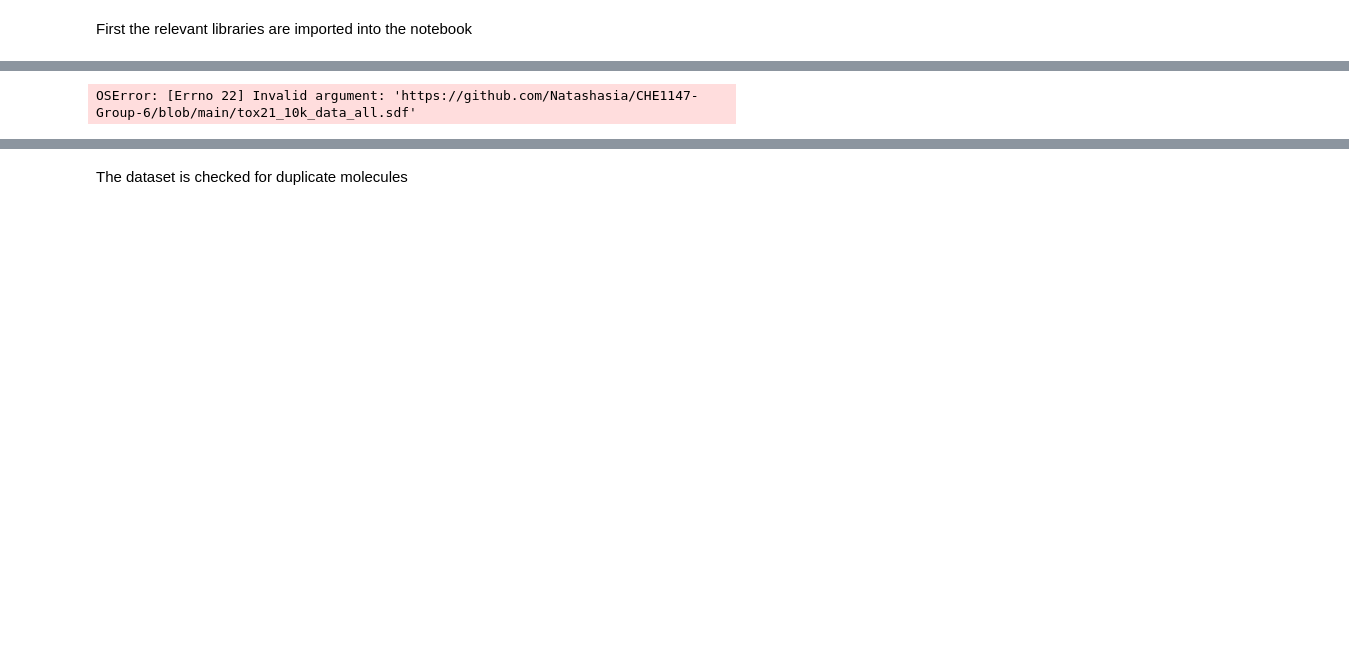
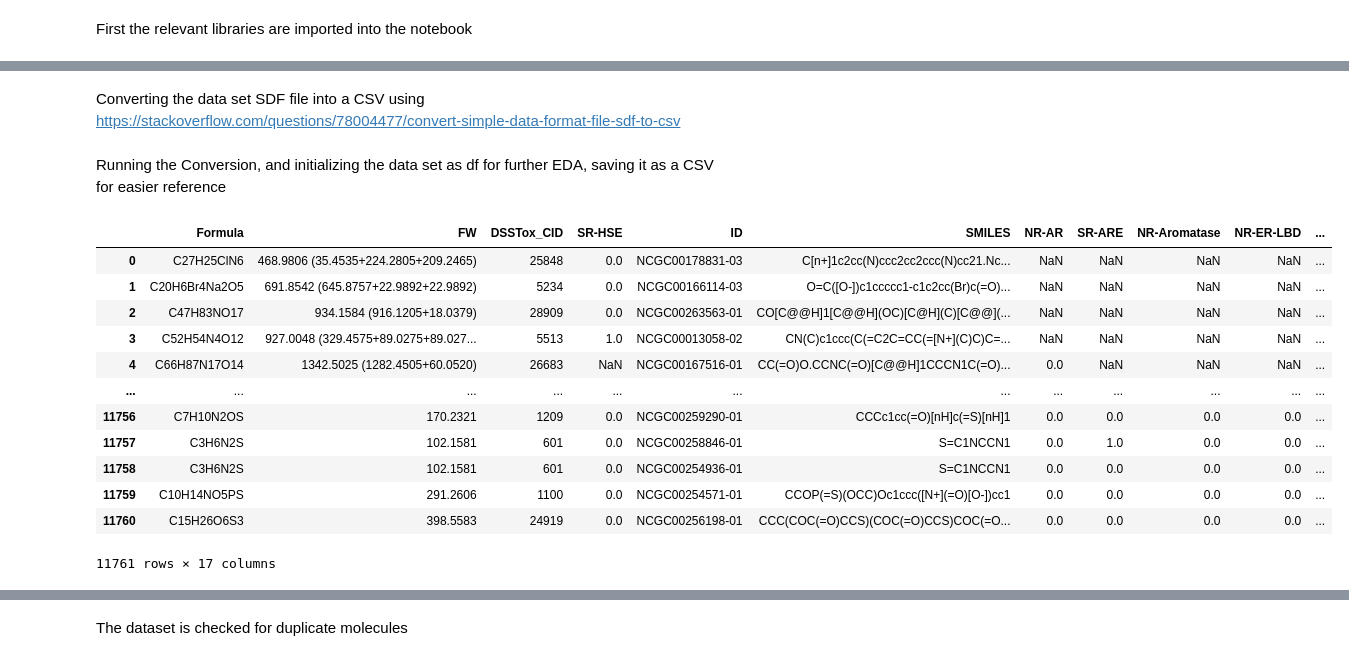
Before and after one commit to Natashasia/CHE1147-Group-6, a Jupyter notebook: EDA.ipynb, the cells around one changed output, grey strips where cells are left out. Drawn from its saved outputs; the diff is of its cells as text; code cells hidden in the pictures; blank space fills up the shorter version.

```diff
--- a/EDA.ipynb
+++ b/EDA.ipynb
@@ -20,19 +18,2 @@ Next the data set is loaded and checked to ensure it was imported properly
-# %%
-from urllib.request import urlretrieve
-
-url = "https://github.com/Natashasia/CHE1147-Group-6/blob/main/tox21_10k_data_all.sdf"
-
-sdf_url = url.replace("github.com/", "raw.githubusercontent.com/").replace("/blob/", "/")
-sdf_path = "tox21_10k_data_all.sdf"
-urlretrieve(sdf_url, sdf_path)
-
-df = PandasTools.LoadSDF(
-    sdf_path,
-    smilesName="smiles",
-    molColName="mol",
-    includeFingerprints=True
-)
-
-df.head()
-# %% [output]
-OSError: [Errno 22] Invalid argument: 'https://github.com/Natashasia/CHE1147-Group-6/blob/main/tox21_10k_data_all.sdf'
+# %% [markdown]
+Converting the data set SDF file into a CSV using https://stackoverflow.com/questions/78004477/convert-simple-data-format-file-sdf-to-csv
@@ -38,0 +44,24 @@ OSError: [Errno 22] Invalid argument: 'https://github.com/Natashasia/CHE1147-Gro
+# %% [markdown]
+Running the Conversion, and initializing the data set as df for further EDA, saving it as a CSV for easier reference
+# %%
+sdf_file = "tox21_10k_data_all.sdf"  # Replace with your SDF file path
+output_csv_file = "tox21_10k_data_all.csv"  # Output CSV file
+
+sdf_to_csv(sdf_file, output_csv_file, delimiter=',')  # Use ',' for CSV
+# %%
+df = pd.read_csv(output_csv_file)
+df
+# %% [output]
+|  | Formula | FW | DSSTox_CID | SR-HSE | ID | SMILES | NR-AR | SR-ARE | NR-Aromatase | NR-ER-LBD | ... |
+| 0 | C27H25ClN6 | 468.9806 (35.4535+224.2805+209.2465) | 25848 | 0.0 | NCGC00178831-03 | C[n+]1c2cc(N)ccc2cc2ccc(N)cc21.Nc... | NaN | NaN | NaN | NaN | ... |
+| 1 | C20H6Br4Na2O5 | 691.8542 (645.8757+22.9892+22.9892) | 5234 | 0.0 | NCGC00166114-03 | O=C([O-])c1ccccc1-c1c2cc(Br)c(=O)... | NaN | NaN | NaN | NaN | ... |
+| 2 | C47H83NO17 | 934.1584 (916.1205+18.0379) | 28909 | 0.0 | NCGC00263563-01 | CO[C@@H]1[C@@H](OC)[C@H](C)[C@@](... | NaN | NaN | NaN | NaN | ... |
+| 3 | C52H54N4O12 | 927.0048 (329.4575+89.0275+89.027... | 5513 | 1.0 | NCGC00013058-02 | CN(C)c1ccc(C(=C2C=CC(=[N+](C)C)C=... | NaN | NaN | NaN | NaN | ... |
+| 4 | C66H87N17O14 | 1342.5025 (1282.4505+60.0520) | 26683 | NaN | NCGC00167516-01 | CC(=O)O.CCNC(=O)[C@@H]1CCCN1C(=O)... | 0.0 | NaN | NaN | NaN | ... |
+| ... | ... | ... | ... | ... | ... | ... | ... | ... | ... | ... | ... |
+| 11756 | C7H10N2OS | 170.2321 | 1209 | 0.0 | NCGC00259290-01 | CCCc1cc(=O)[nH]c(=S)[nH]1 | 0.0 | 0.0 | 0.0 | 0.0 | ... |
+| 11757 | C3H6N2S | 102.1581 | 601 | 0.0 | NCGC00258846-01 | S=C1NCCN1 | 0.0 | 1.0 | 0.0 | 0.0 | ... |
+| 11758 | C3H6N2S | 102.1581 | 601 | 0.0 | NCGC00254936-01 | S=C1NCCN1 | 0.0 | 0.0 | 0.0 | 0.0 | ... |
+| 11759 | C10H14NO5PS | 291.2606 | 1100 | 0.0 | NCGC00254571-01 | CCOP(=S)(OCC)Oc1ccc([N+](=O)[O-])cc1 | 0.0 | 0.0 | 0.0 | 0.0 | ... |
+| 11760 | C15H26O6S3 | 398.5583 | 24919 | 0.0 | NCGC00256198-01 | CCC(COC(=O)CCS)(COC(=O)CCS)COC(=O... | 0.0 | 0.0 | 0.0 | 0.0 | ... |
+11761 rows × 17 columns
```
Also changed, not shown: parts of 50 cells of this notebook.
